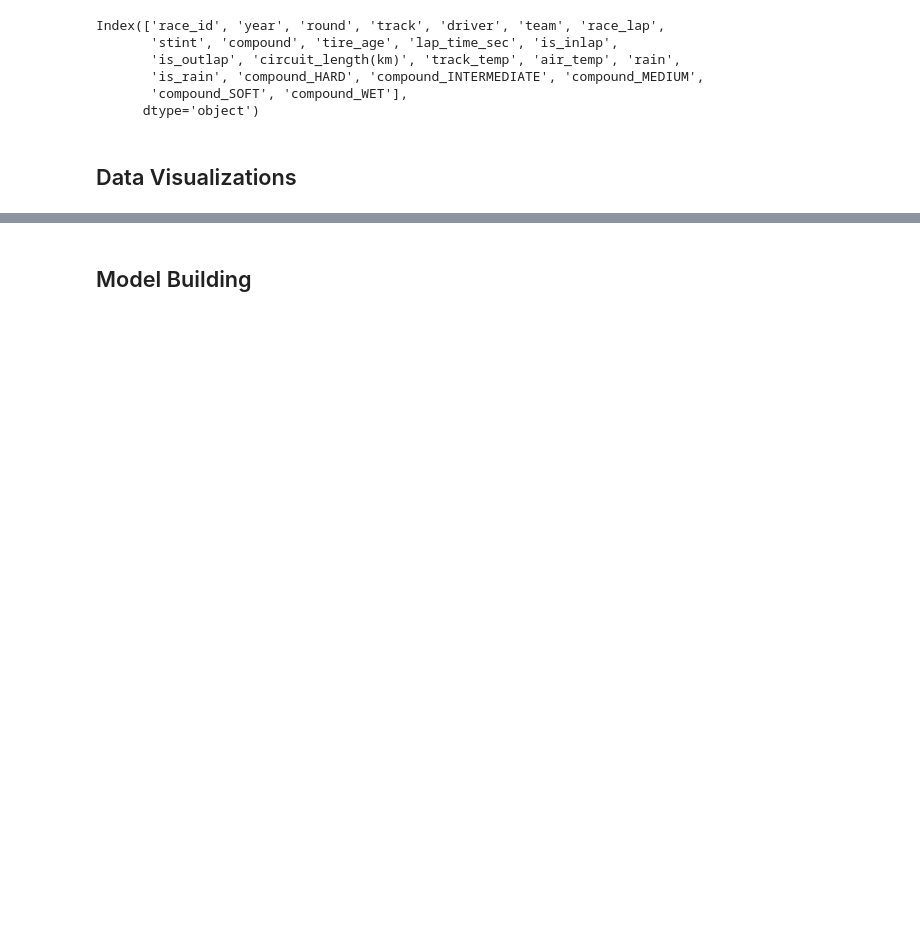
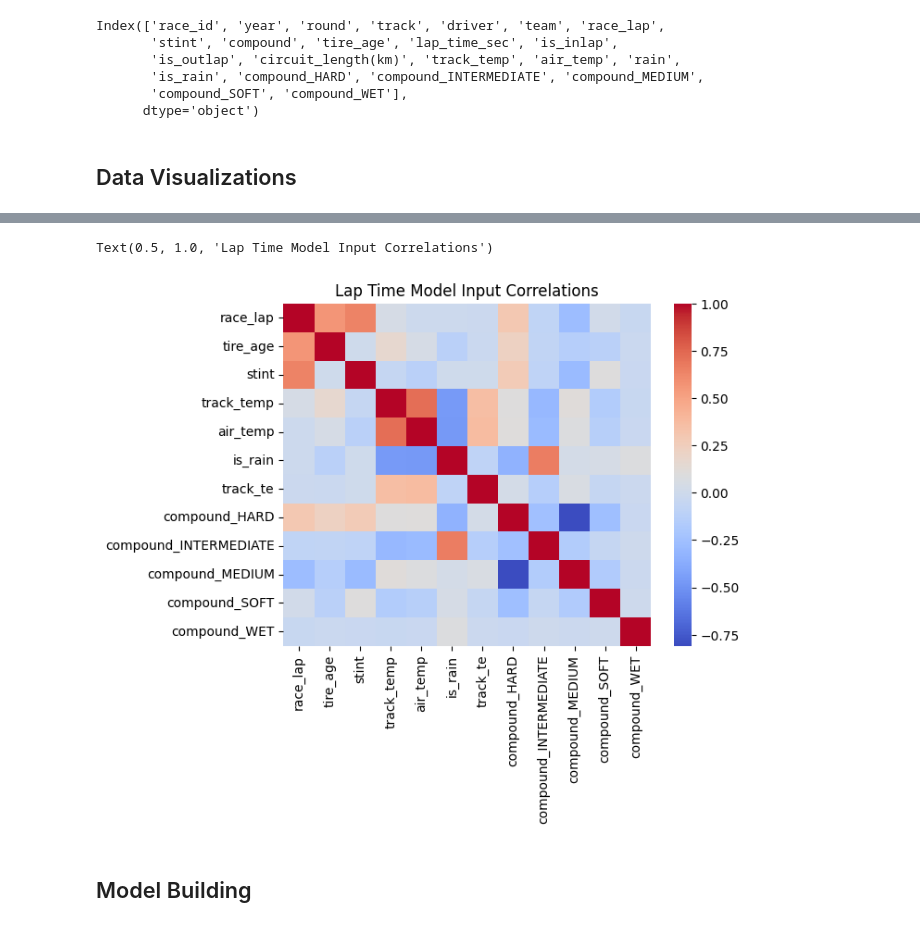
Before and after one commit to briannaghinds/racr, a Jupyter notebook: models/lap_time_predictor.ipynb, the cells around one changed output, grey strips where cells are left out. Cells and saved outputs as stored; diff of their text form; code cells hidden in the pictures; blank space fills up the shorter version.

```diff
--- a/models/lap_time_predictor.ipynb
+++ b/models/lap_time_predictor.ipynb
@@ -115,6 +106,9 @@ test_df = test_df.drop(columns=["rain", "track", "compound"])
 # %%
 # NOTE: because rows are grouped together (i.e. row 1 = lap 3 of bahrain and row 2 = lap 4) so randomly splitting these would hurt our analysis
-train_X = train_df[["race_lap", "tire_age", "stint", "track_temp", "air_temp", "is_rain", "track_te", "compound_HARD", "compound_INTERMEDIATE", "compound_MEDIUM", "compound_SOFT", "compound_WET", "circuit_length(km)"]]  # still need to target encode "track"
-train_y = train_df["lap_times_sec"]
+X_train = train_df[["race_lap", "tire_age", "stint", "track_temp", "air_temp", "is_rain", "track_te", "compound_HARD", "compound_INTERMEDIATE", "compound_MEDIUM", "compound_SOFT", "compound_WET"]]  # still need to target encode "track"
+y_train = train_df["lap_time_sec"]
+
+X_test = test_df[["race_lap", "tire_age", "stint", "track_temp", "air_temp", "is_rain", "track_te", "compound_HARD", "compound_INTERMEDIATE", "compound_MEDIUM", "compound_SOFT", "compound_WET"]]  # still need to target encode "track"
+y_test = test_df["lap_time_sec"]
 # %% [markdown]
 ## Data Visualizations
@@ -126,2 +125,8 @@ train_y = train_df["lap_times_sec"]
+# %%
+sns.heatmap(X_train.corr(), cmap="coolwarm")
+plt.title("Lap Time Model Input Correlations")
+# %% [output]
+Text(0.5, 1.0, 'Lap Time Model Input Correlations')
+[figure, added]
 # %% [markdown]
 ## Model Building
```
Also changed, not shown: parts of 9 cells of this notebook, 1 other file.
